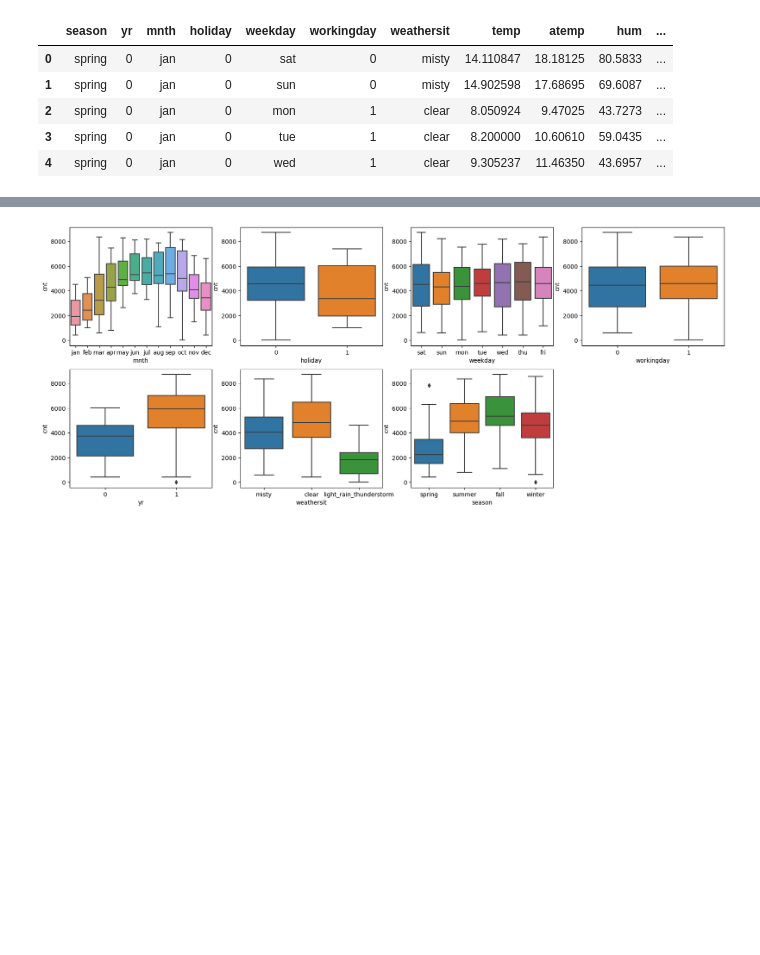
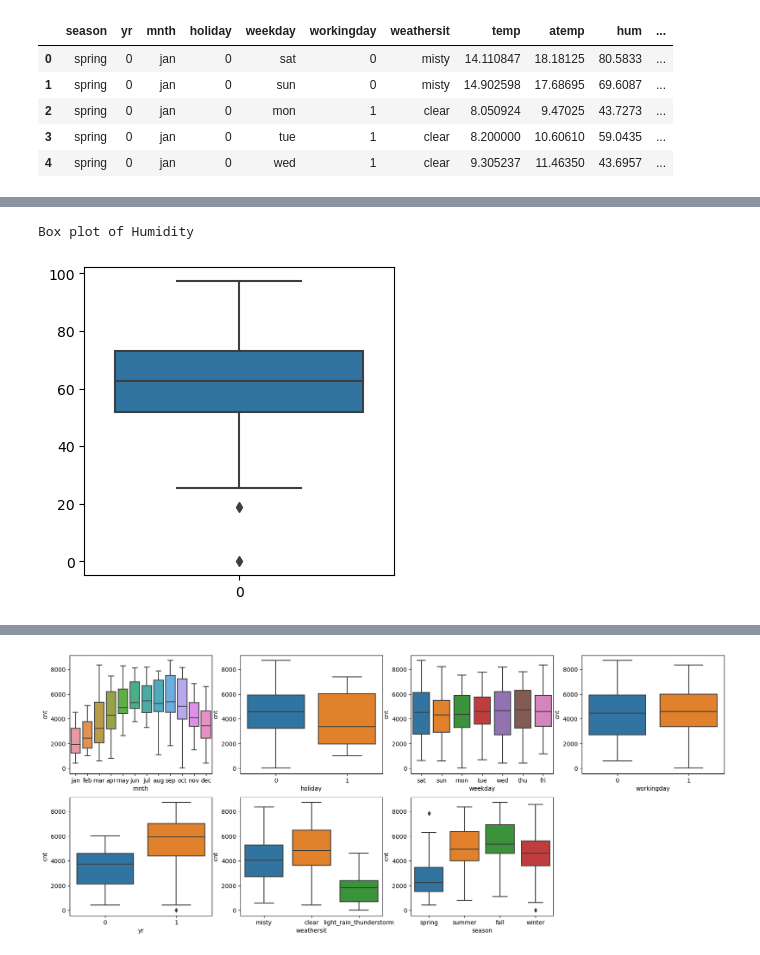
Before and after one commit to UmaHyndavi/Linear_Regression_Assignment, a Jupyter notebook: Uma_Linear_Regression_Assignment.ipynb, the cells around one changed output, grey strips where cells are left out. Saved outputs shown, nothing was run; the diff lists cells and outputs as text; code cells hidden in the pictures; blank space fills up the shorter version.

```diff
--- a/Uma_Linear_Regression_Assignment.ipynb
+++ b/Uma_Linear_Regression_Assignment.ipynb
@@ -297,0 +310,8 @@ bikes.head()
+# %%
+plt.figure(figsize=[4,4])
+sns.boxplot(bikes['hum'])
+print("Box plot of Humidity")
+# Those are potential outliers, No need to remove them
+# %% [output]
+Box plot of Humidity
+[figure, added]
```
Also changed, not shown: parts of 27 cells of this notebook.
